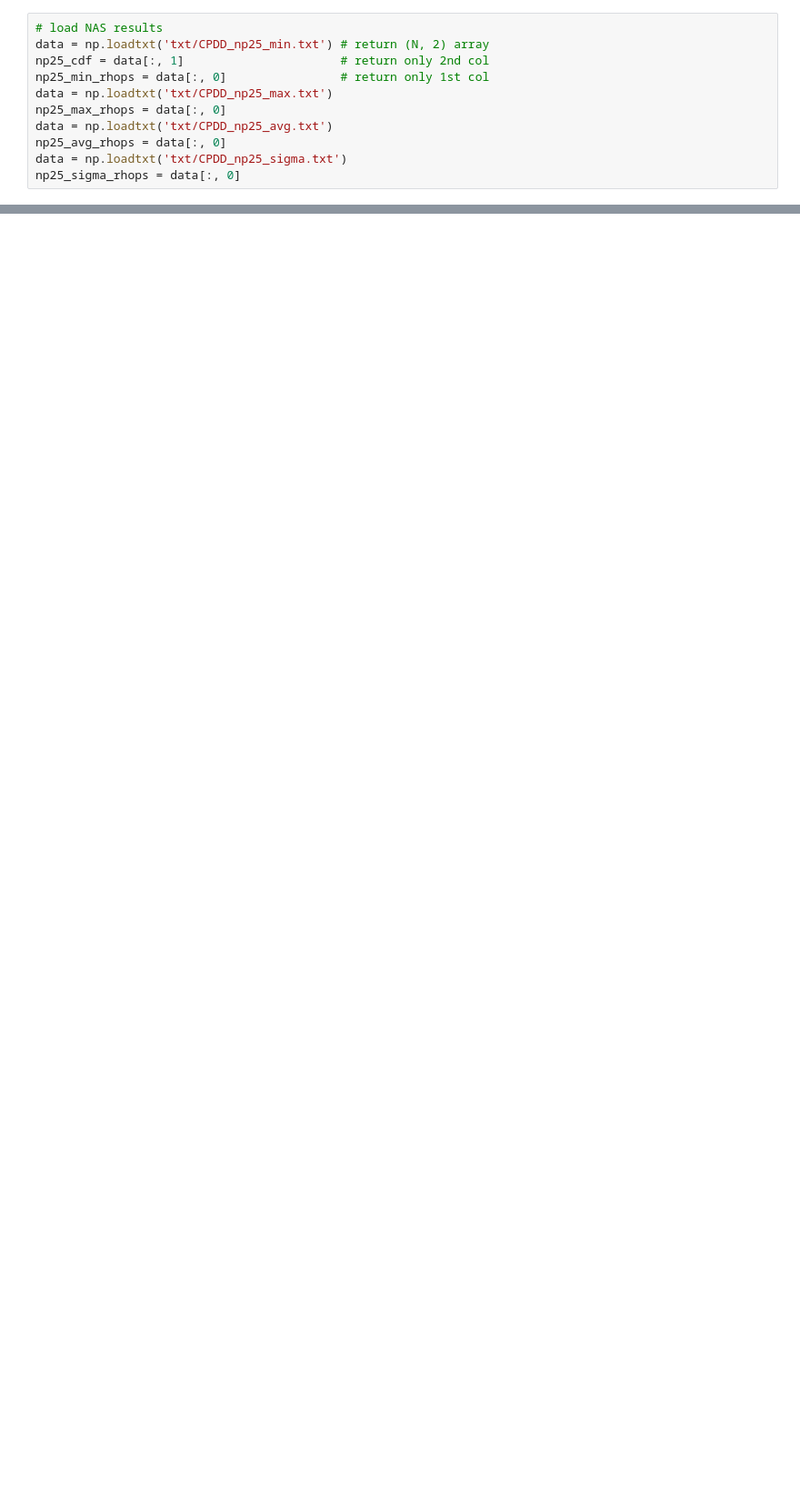
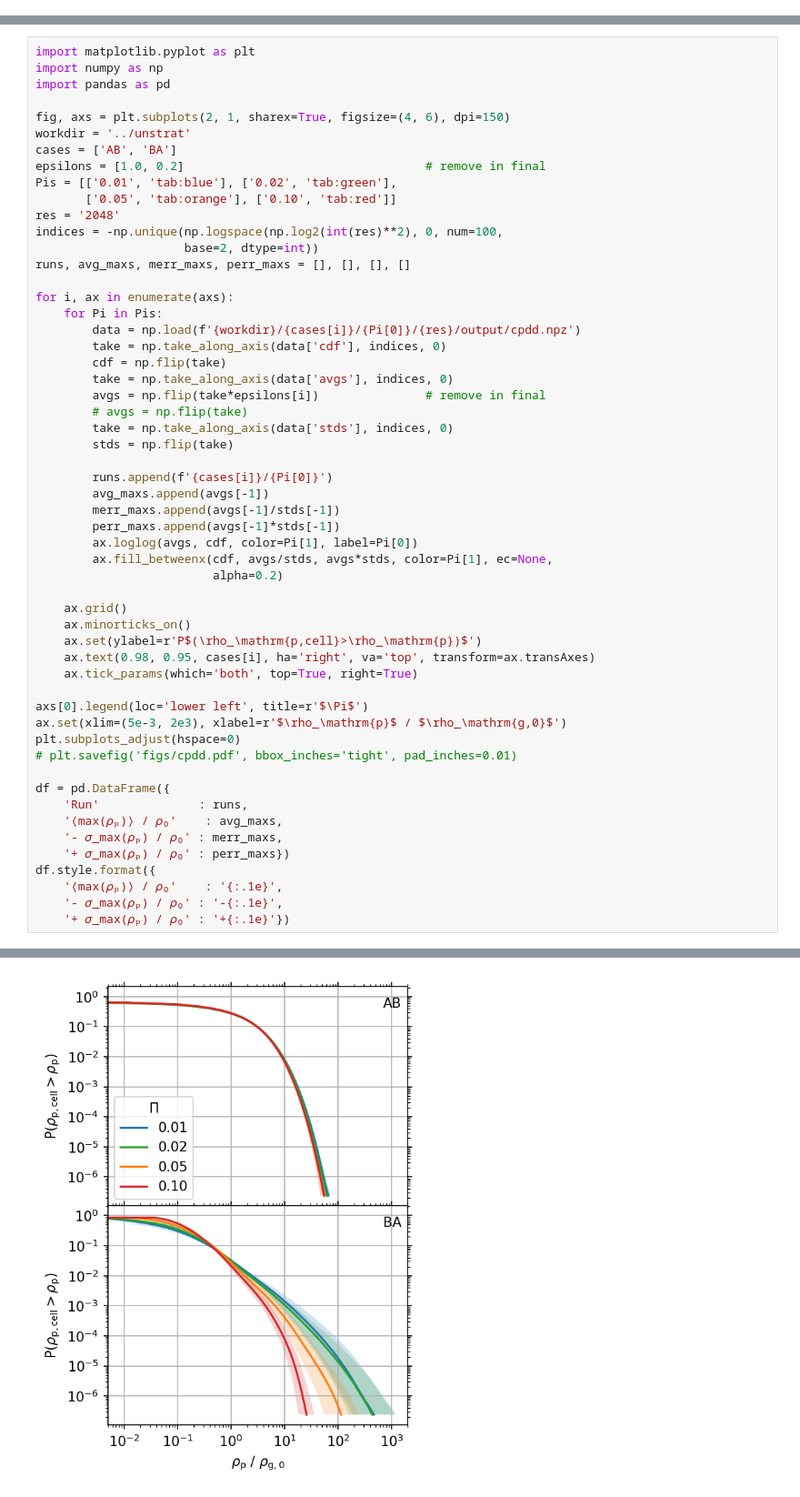
Before and after one commit to sabaronett/streaming-instability, a Jupyter notebook: ipynb/CPDD.ipynb, the cells around one changed output, grey strips where cells are left out. Shown at 91% size. Drawn from its saved outputs; the diff is of its cells as text; blank space fills up the shorter version.

```diff
--- a/ipynb/CPDD.ipynb
+++ b/ipynb/CPDD.ipynb
@@ -359,11 +0,0 @@ _Source_: [CC's Slack messages](https://unlv-diskandplanet.slack.com/archives/C0
-# %%
-# load NAS results
-data = np.loadtxt('txt/CPDD_np25_min.txt') # return (N, 2) array
-np25_cdf = data[:, 1]                      # return only 2nd col
-np25_min_rhops = data[:, 0]                # return only 1st col
-data = np.loadtxt('txt/CPDD_np25_max.txt')
-np25_max_rhops = data[:, 0]
-data = np.loadtxt('txt/CPDD_np25_avg.txt')
-np25_avg_rhops = data[:, 0]
-data = np.loadtxt('txt/CPDD_np25_sigma.txt')
-np25_sigma_rhops = data[:, 0]
@@ -427,0 +7,56 @@ plt.savefig('misc/plots/CPDD_np25_SDlog.png', bbox_inches='tight',
+# %%
+import matplotlib.pyplot as plt
+import numpy as np
+import pandas as pd
+
+fig, axs = plt.subplots(2, 1, sharex=True, figsize=(4, 6), dpi=150)
+workdir = '../unstrat'
+cases = ['AB', 'BA']
+epsilons = [1.0, 0.2]                                  # remove in final
+Pis = [['0.01', 'tab:blue'], ['0.02', 'tab:green'],
+       ['0.05', 'tab:orange'], ['0.10', 'tab:red']]
+res = '2048'
+indices = -np.unique(np.logspace(np.log2(int(res)**2), 0, num=100,
+                     base=2, dtype=int))
+runs, avg_maxs, merr_maxs, perr_maxs = [], [], [], []
+
+for i, ax in enumerate(axs):
+    for Pi in Pis:
+        data = np.load(f'{workdir}/{cases[i]}/{Pi[0]}/{res}/output/cpdd.npz')
+        take = np.take_along_axis(data['cdf'], indices, 0)
+        cdf = np.flip(take)
+        take = np.take_along_axis(data['avgs'], indices, 0)
+        avgs = np.flip(take*epsilons[i])               # remove in final
+        # avgs = np.flip(take)
+        take = np.take_along_axis(data['stds'], indices, 0)
+        stds = np.flip(take)
+
+        runs.append(f'{cases[i]}/{Pi[0]}')
+        avg_maxs.append(avgs[-1])
+        merr_maxs.append(avgs[-1]/stds[-1])
+        perr_maxs.append(avgs[-1]*stds[-1])
+        ax.loglog(avgs, cdf, color=Pi[1], label=Pi[0])
+        ax.fill_betweenx(cdf, avgs/stds, avgs*stds, color=Pi[1], ec=None,
+                         alpha=0.2)
+
+    ax.grid()
+    ax.minorticks_on()
+    ax.set(ylabel=r'P$(\rho_\mathrm{p,cell}>\rho_\mathrm{p})$')
+    ax.text(0.98, 0.95, cases[i], ha='right', va='top', transform=ax.transAxes)
+    ax.tick_params(which='both', top=True, right=True)
+
+axs[0].legend(loc='lower left', title=r'$\Pi$')
+ax.set(xlim=(5e-3, 2e3), xlabel=r'$\rho_\mathrm{p}$ / $\rho_\mathrm{g,0}$')
+plt.subplots_adjust(hspace=0)
+# plt.savefig('figs/cpdd.pdf', bbox_inches='tight', pad_inches=0.01)
+
+df = pd.DataFrame({
+    'Run'              : runs,
+    '⟨max(𝜌ₚ)⟩ / 𝜌₀'    : avg_maxs,
+    '- 𝜎_max(𝜌ₚ) / 𝜌₀' : merr_maxs,
+    '+ 𝜎_max(𝜌ₚ) / 𝜌₀' : perr_maxs})
+df.style.format({
+    '⟨max(𝜌ₚ)⟩ / 𝜌₀'    : '{:.1e}',
+    '- 𝜎_max(𝜌ₚ) / 𝜌₀' : '-{:.1e}',
+    '+ 𝜎_max(𝜌ₚ) / 𝜌₀' : '+{:.1e}'})
+# %% [output]
@@ -427,0 +72 @@ plt.savefig('misc/plots/CPDD_np25_SDlog.png', bbox_inches='tight',
+[figure, added]
```
Also changed, not shown: parts of 43 cells of this notebook.
